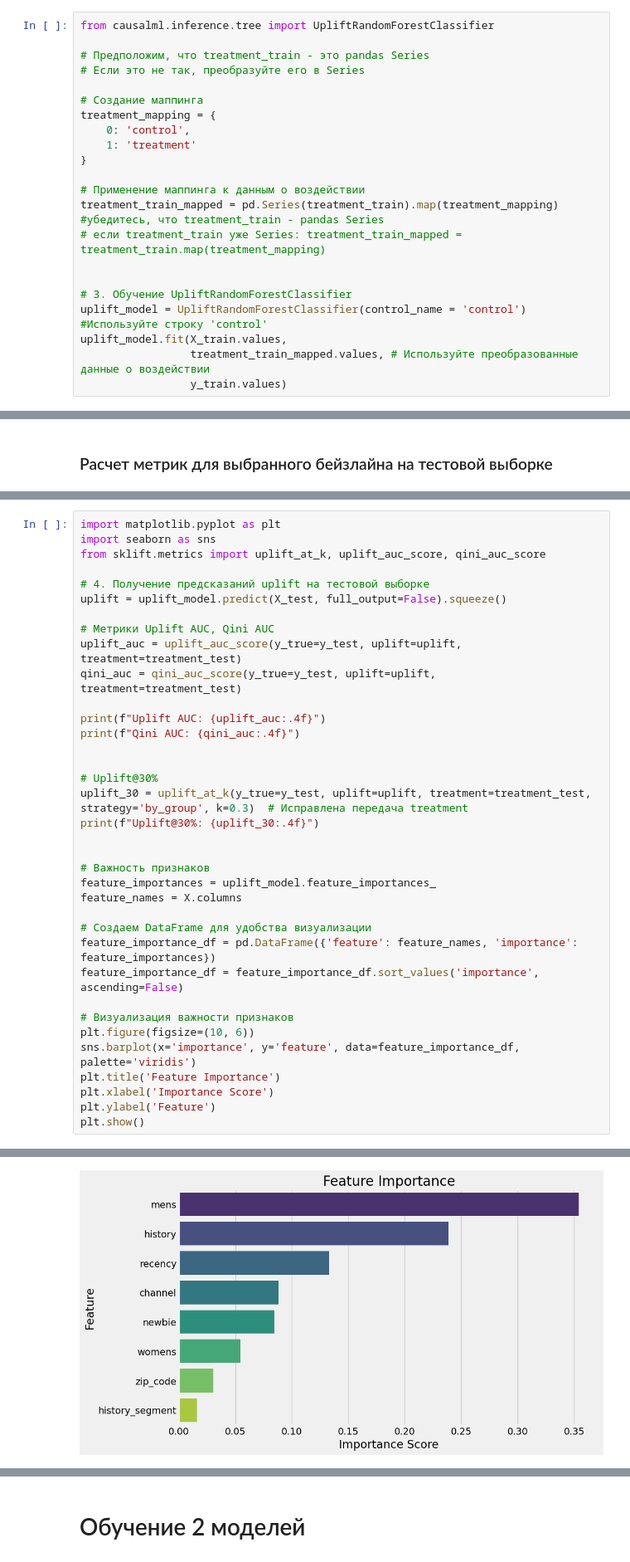
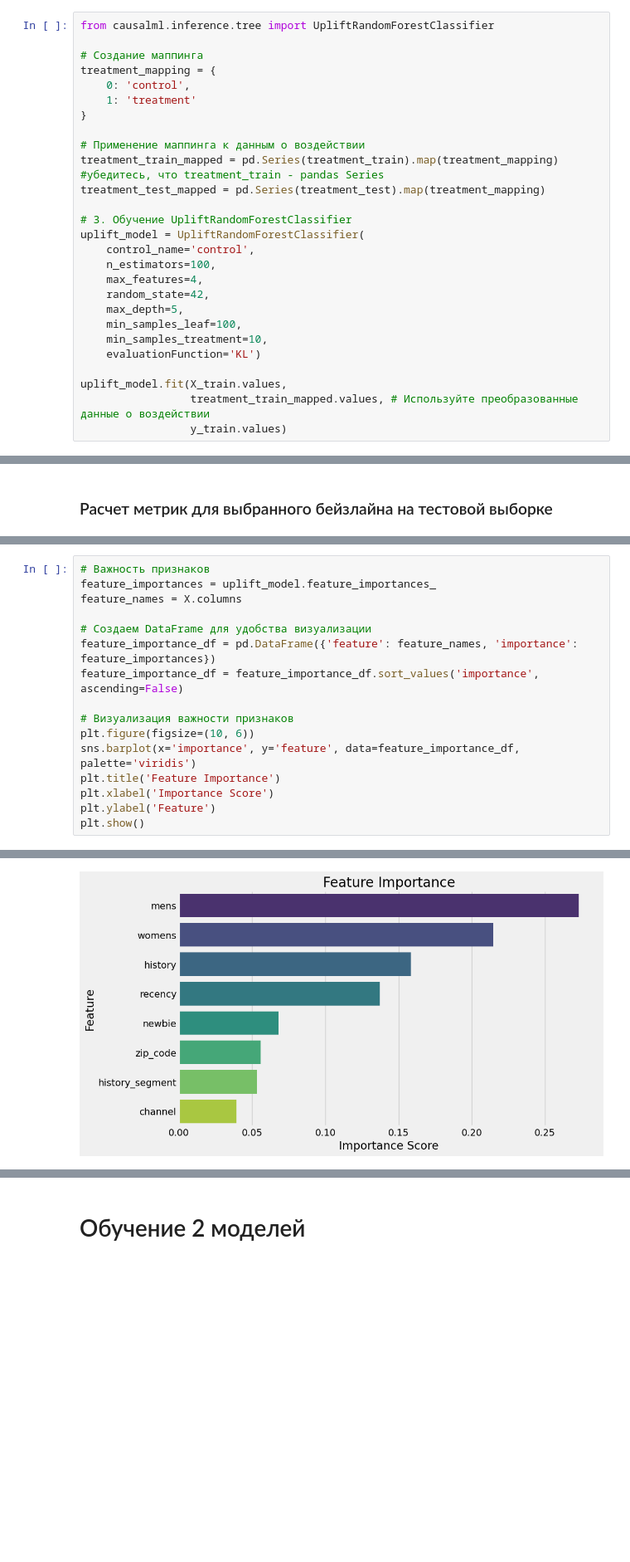
Before and after one commit to ln-ptrv/uplift_project, a Jupyter notebook: final_project_template.ipynb, the cells around one changed output, grey strips where cells are left out. Shown: that part at 83% size. Saved outputs shown, nothing was run; the diff lists cells and outputs as text; blank space fills up the shorter version.

```diff
--- a/final_project_template.ipynb
+++ b/final_project_template.ipynb
@@ -333,9 +324,6 @@ X_train, X_test, y_train, y_test, treatment_train, treatment_test = train_test_s
 ### Обучение выбранного бейзлайна
 # %%
 from causalml.inference.tree import UpliftRandomForestClassifier
-
-# Предположим, что treatment_train - это pandas Series
-# Если это не так, преобразуйте его в Series
 
 # Создание маппинга
 treatment_mapping = {
@@ -345,11 +333,19 @@ treatment_mapping = {
 
 # Применение маппинга к данным о воздействии
 treatment_train_mapped = pd.Series(treatment_train).map(treatment_mapping) #убедитесь, что treatment_train - pandas Series
-# если treatment_train уже Series: treatment_train_mapped = treatment_train.map(treatment_mapping)
-
+treatment_test_mapped = pd.Series(treatment_test).map(treatment_mapping)
 
 # 3. Обучение UpliftRandomForestClassifier
-uplift_model = UpliftRandomForestClassifier(control_name = 'control') #Используйте строку 'control'
+uplift_model = UpliftRandomForestClassifier(
+    control_name='control',
+    n_estimators=100,
+    max_features=4,
+    random_state=42,
+    max_depth=5,
+    min_samples_leaf=100,
+    min_samples_treatment=10,
+    evaluationFunction='KL')
+
 uplift_model.fit(X_train.values,
                  treatment_train_mapped.values, # Используйте преобразованные данные о воздействии
                  y_train.values)
@@ -360,24 +385,4 @@ Failed to import duecredit due to No module named 'duecredit'
 # %%
-import matplotlib.pyplot as plt
-import seaborn as sns
-from sklift.metrics import uplift_at_k, uplift_auc_score, qini_auc_score
-
-# 4. Получение предсказаний uplift на тестовой выборке
-uplift = uplift_model.predict(X_test, full_output=False).squeeze()
-
-# Метрики Uplift AUC, Qini AUC
-uplift_auc = uplift_auc_score(y_true=y_test, uplift=uplift, treatment=treatment_test)
-qini_auc = qini_auc_score(y_true=y_test, uplift=uplift, treatment=treatment_test)
-
-print(f"Uplift AUC: {uplift_auc:.4f}")
-print(f"Qini AUC: {qini_auc:.4f}")
-
-
-# Uplift@30%
-uplift_30 = uplift_at_k(y_true=y_test, uplift=uplift, treatment=treatment_test, strategy='by_group', k=0.3)  # Исправлена передача treatment
-print(f"Uplift@30%: {uplift_30:.4f}")
-
-
 # Важность признаков
 feature_importances = uplift_model.feature_importances_
 feature_names = X.columns
@@ -403,4 +405,4 @@ Passing `palette` without assigning `hue` is deprecated and will be removed in v
-[figure, old version]
+[figure, new version]
 # %%
 top_percent = 0.05
 top_5_percent = np.sort(uplift)[::-1][:int(len(uplift) * top_percent)]
```
Also changed, not shown: parts of 30 cells of this notebook.
